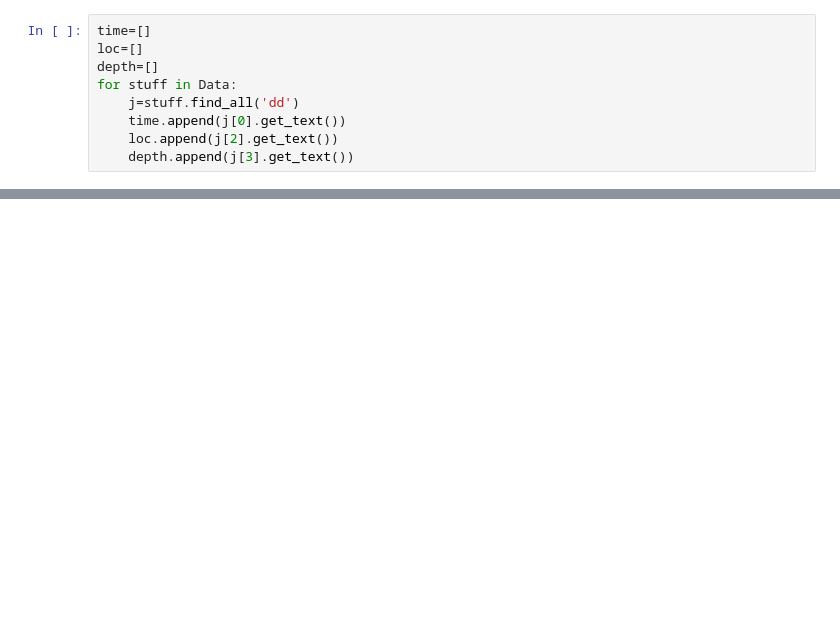
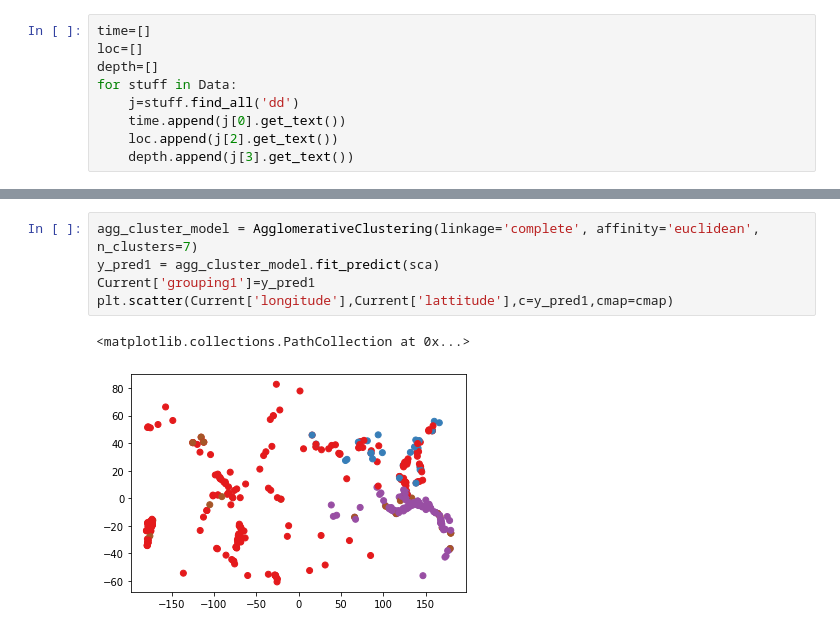
Before and after one commit to pmundot/Earthquakes, a Jupyter notebook: USGS_Data_Scrape_and _Map.ipynb, the cells around one changed output, grey strips where cells are left out. Cells and saved outputs as stored; diff of their text form; blank space fills up the shorter version.

```diff
--- a/USGS_Data_Scrape_and _Map.ipynb
+++ b/USGS_Data_Scrape_and _Map.ipynb
@@ -134,0 +188,8 @@ NameError: name 'g1' is not defined
+# %%
+agg_cluster_model = AgglomerativeClustering(linkage='complete', affinity='euclidean', n_clusters=7)
+y_pred1 = agg_cluster_model.fit_predict(sca)
+Current['grouping1']=y_pred1
+plt.scatter(Current['longitude'],Current['lattitude'],c=y_pred1,cmap=cmap)
+# %% [output]
+<matplotlib.collections.PathCollection at 0x...>
+[figure, added]
```
Also changed, not shown: parts of 11 cells of this notebook.
